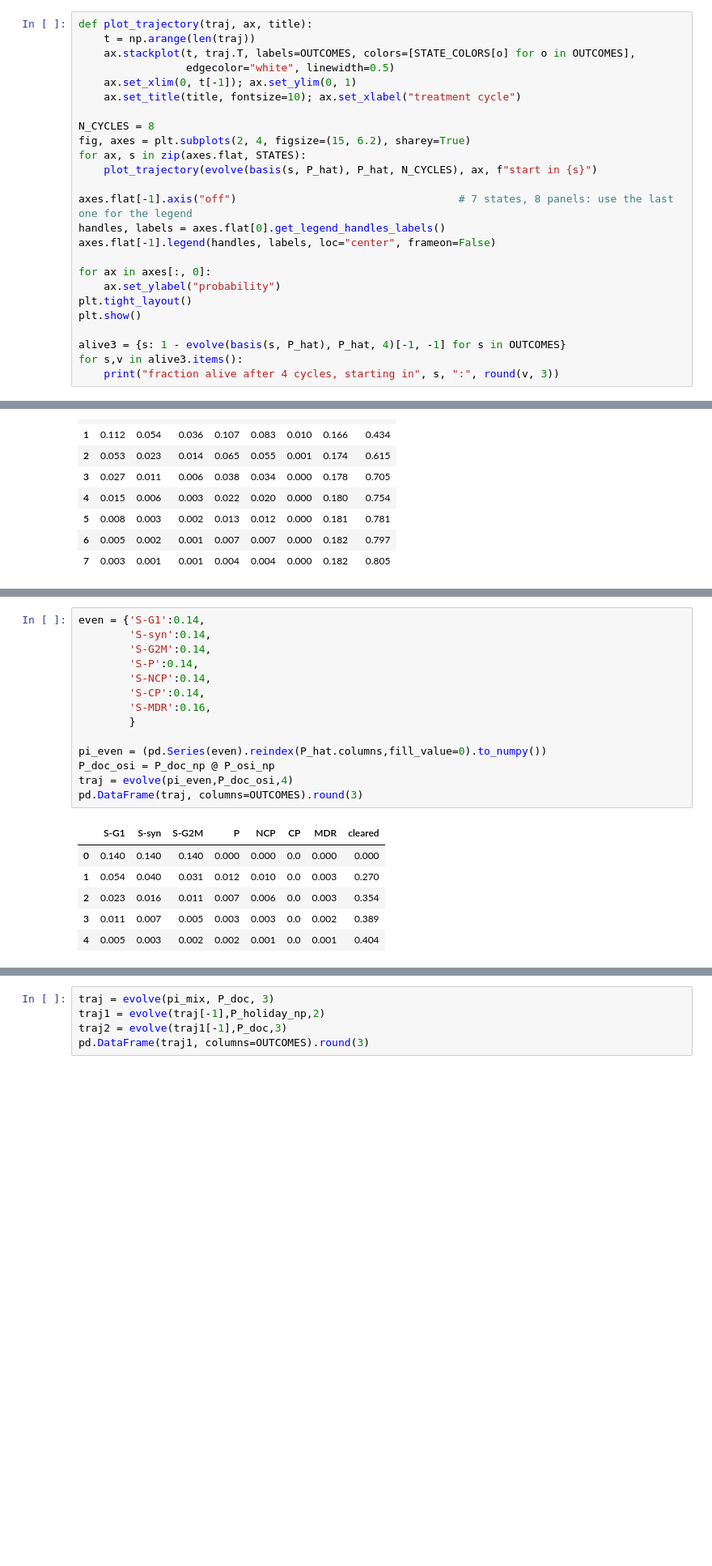
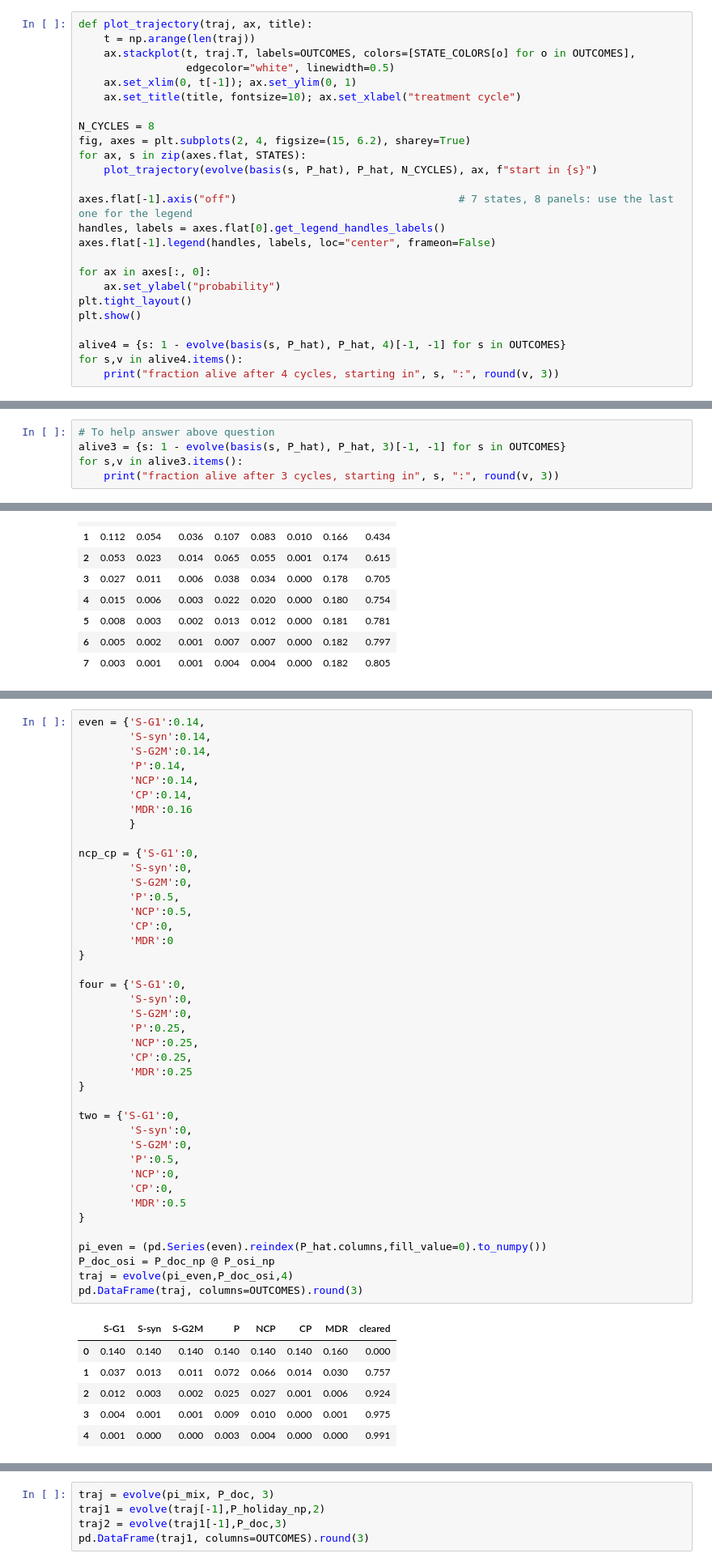
Before and after one commit to sayuri005/uu_markov, a Jupyter notebook: lab_2/Lab09_markov_chain_cells.ipynb, the cells around one changed output, grey strips where cells are left out. Shown at 81% size. Drawn from its saved outputs; the diff is of its cells as text; blank space fills up the shorter version.

```diff
--- a/lab_2/Lab09_markov_chain_cells.ipynb
+++ b/lab_2/Lab09_markov_chain_cells.ipynb
@@ -280,8 +280,8 @@ for ax in axes[:, 0]:
 plt.tight_layout()
 plt.show()
 
-alive3 = {s: 1 - evolve(basis(s, P_hat), P_hat, 4)[-1, -1] for s in OUTCOMES}
-for s,v in alive3.items():
+alive4 = {s: 1 - evolve(basis(s, P_hat), P_hat, 4)[-1, -1] for s in OUTCOMES}
+for s,v in alive4.items():
     print("fraction alive after 4 cycles, starting in", s, ":", round(v, 3))
 # %% [output]
 [figure]
@@ -320,3 +320,8 @@ fraction alive after 8 cycles, starting in NCP : 0.022
 fraction alive after 8 cycles, starting in CP : 1.0
 fraction alive after 8 cycles, starting in MDR : 0.003
 fraction alive after 8 cycles, starting in cleared : 0.0
+# %%
+# To help answer above question
+alive3 = {s: 1 - evolve(basis(s, P_hat), P_hat, 3)[-1, -1] for s in OUTCOMES}
+for s,v in alive3.items():
+    print("fraction alive after 3 cycles, starting in", s, ":", round(v, 3))
@@ -539,24 +553,51 @@ Treatment Strategy: Treat with osimeritinib
 # %%
 even = {'S-G1':0.14,
         'S-syn':0.14,
         'S-G2M':0.14,
-        'S-P':0.14,
-        'S-NCP':0.14,
-        'S-CP':0.14,
-        'S-MDR':0.16,
+        'P':0.14,
+        'NCP':0.14,
+        'CP':0.14,
+        'MDR':0.16
         }
+
+ncp_cp = {'S-G1':0,
+        'S-syn':0,
+        'S-G2M':0,
+        'P':0.5,
+        'NCP':0.5,
+        'CP':0,
+        'MDR':0
+}
+
+four = {'S-G1':0,
+        'S-syn':0,
+        'S-G2M':0,
+        'P':0.25,
+        'NCP':0.25,
+        'CP':0.25,
+        'MDR':0.25
+}
+
+two = {'S-G1':0,
+        'S-syn':0,
+        'S-G2M':0,
+        'P':0.5,
+        'NCP':0,
+        'CP':0,
+        'MDR':0.5
+}
 
 pi_even = (pd.Series(even).reindex(P_hat.columns,fill_value=0).to_numpy())
 P_doc_osi = P_doc_np @ P_osi_np
 traj = evolve(pi_even,P_doc_osi,4)
 pd.DataFrame(traj, columns=OUTCOMES).round(3)
 # %% [output]
 |  | S-G1 | S-syn | S-G2M | P | NCP | CP | MDR | cleared |
-| 0 | 0.140 | 0.140 | 0.140 | 0.000 | 0.000 | 0.0 | 0.000 | 0.000 |
-| 1 | 0.054 | 0.040 | 0.031 | 0.012 | 0.010 | 0.0 | 0.003 | 0.270 |
-| 2 | 0.023 | 0.016 | 0.011 | 0.007 | 0.006 | 0.0 | 0.003 | 0.354 |
-| 3 | 0.011 | 0.007 | 0.005 | 0.003 | 0.003 | 0.0 | 0.002 | 0.389 |
-| 4 | 0.005 | 0.003 | 0.002 | 0.002 | 0.001 | 0.0 | 0.001 | 0.404 |
+| 0 | 0.140 | 0.140 | 0.140 | 0.140 | 0.140 | 0.140 | 0.160 | 0.000 |
+| 1 | 0.037 | 0.013 | 0.011 | 0.072 | 0.066 | 0.014 | 0.030 | 0.757 |
+| 2 | 0.012 | 0.003 | 0.002 | 0.025 | 0.027 | 0.001 | 0.006 | 0.924 |
+| 3 | 0.004 | 0.001 | 0.001 | 0.009 | 0.010 | 0.000 | 0.001 | 0.975 |
+| 4 | 0.001 | 0.000 | 0.000 | 0.003 | 0.004 | 0.000 | 0.000 | 0.991 |
 # %%
 traj = evolve(pi_even, P_doc_osi, 1)
 traj1 = evolve(traj[-1],P_holiday_np,1)
```
Also changed, not shown: parts of 30 cells of this notebook.
